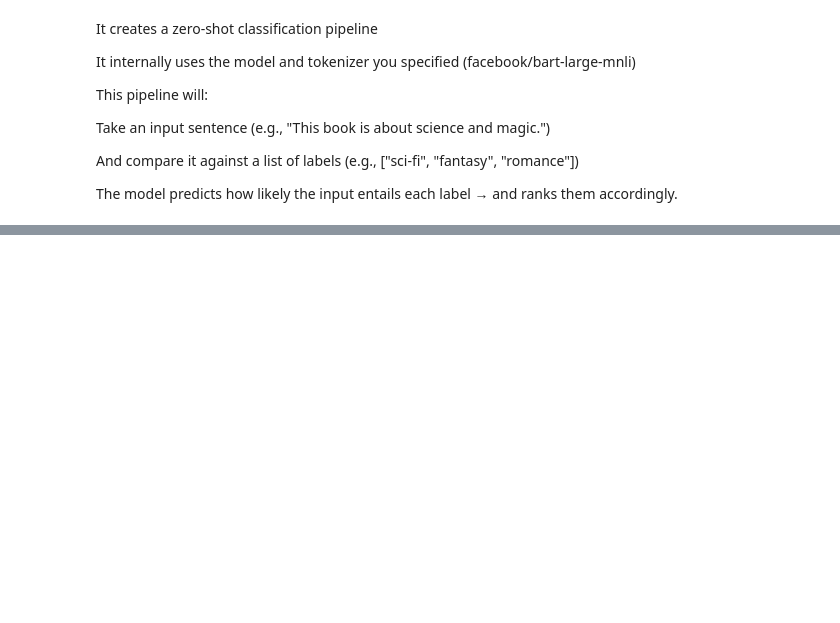
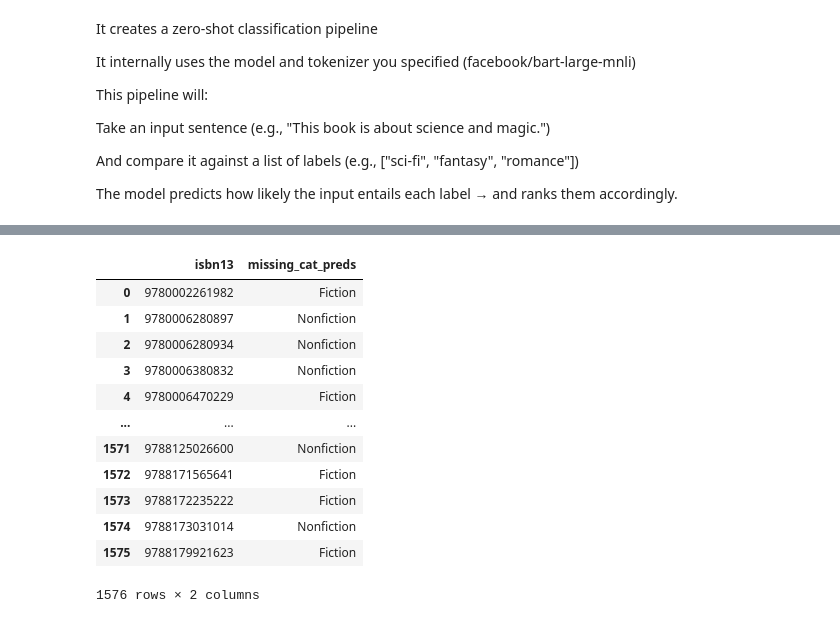
Before and after one commit to naomivgong/book-recommender, a Jupyter notebook: text_classifier.ipynb, the cells around one changed output, grey strips where cells are left out. Cells and saved outputs as stored; diff of their text form; code cells hidden in the pictures; blank space fills up the shorter version.

```diff
--- a/text_classifier.ipynb
+++ b/text_classifier.ipynb
@@ -107,0 +199,25 @@ is_torch_greater_or_equal() got an unexpected keyword argument 'accept_dev'
+# %%
+for i in tqdm(range(len(missing_books))):
+    #now generate the predictions
+    sequence = missing_books["description"][i]
+    result = generate_prediction(sequence, categories)
+    missing_predictions.append(result)
+    isbns.append(missing_books["isbn13"][i])
+# %%
+#missing prediction dataframe
+missing_books_df = pd.DataFrame({"isbn13": isbns, "missing_cat_preds": missing_predictions})
+missing_books_df
+# %% [output]
+|  | isbn13 | missing_cat_preds |
+| 0 | 9780002261982 | Fiction |
+| 1 | 9780006280897 | Nonfiction |
+| 2 | 9780006280934 | Nonfiction |
+| 3 | 9780006380832 | Nonfiction |
+| 4 | 9780006470229 | Fiction |
+| ... | ... | ... |
+| 1571 | 9788125026600 | Nonfiction |
+| 1572 | 9788171565641 | Fiction |
+| 1573 | 9788172235222 | Fiction |
+| 1574 | 9788173031014 | Nonfiction |
+| 1575 | 9788179921623 | Fiction |
+1576 rows × 2 columns
```
Also changed, not shown: parts of 11 cells of this notebook.
